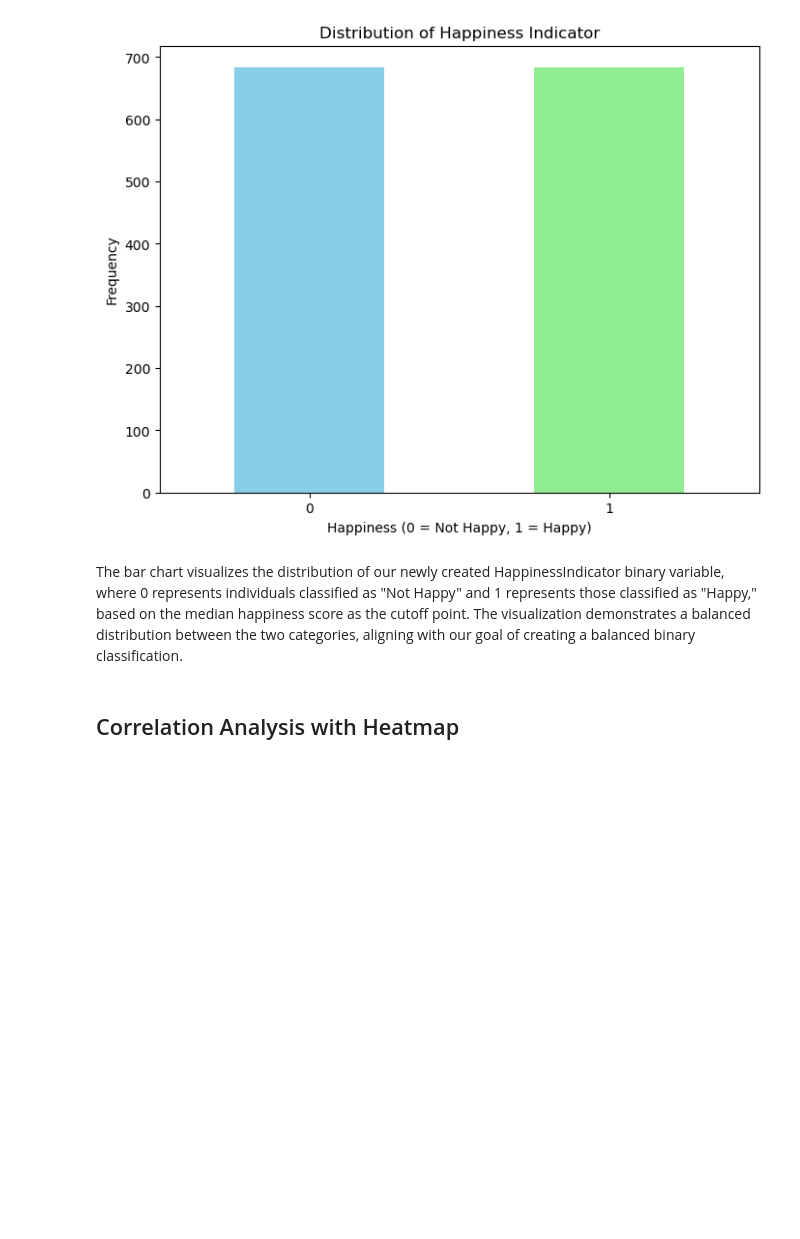
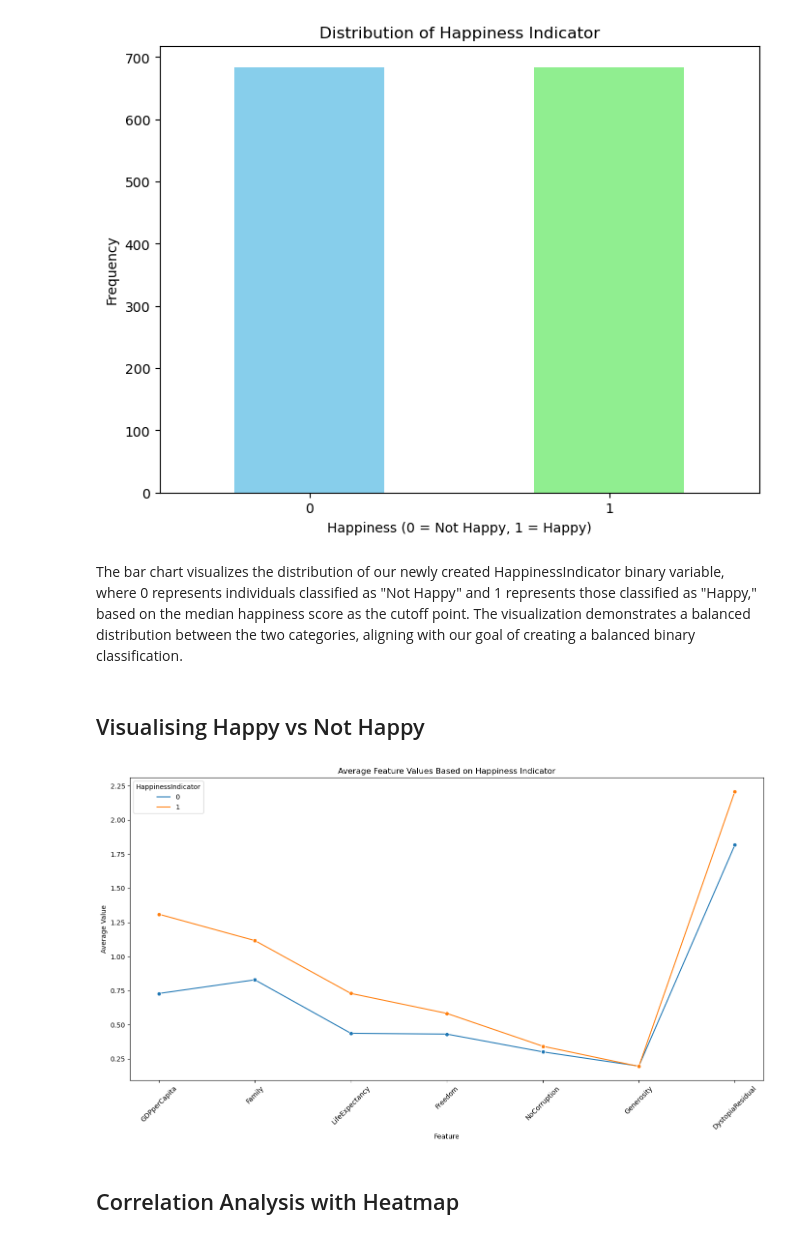
Before and after one commit to NidaB-C/happiness_project, a Jupyter notebook: notebooks/01_Data_Processing_and_EDA.ipynb, the cells around one changed output. Cells and saved outputs as stored; diff of their text form; code cells hidden in the pictures; blank space fills up the shorter version.

```diff
--- a/notebooks/01_Data_Processing_and_EDA.ipynb
+++ b/notebooks/01_Data_Processing_and_EDA.ipynb
@@ -163,6 +163,38 @@ plt.show()
 [figure]
 # %% [markdown]
 The bar chart visualizes the distribution of our newly created HappinessIndicator binary variable, where 0 represents individuals classified as "Not Happy" and 1 represents those classified as "Happy," based on the median happiness score as the cutoff point. The visualization demonstrates a balanced distribution between the two categories, aligning with our goal of creating a balanced binary classification.
+# %% [markdown]
+## Visualising Happy vs Not Happy
+# %%
+# Calculate the means of the features grouped by HappinessIndicator
+mean_features = data_cleaned.groupby('HappinessIndicator').mean()
+
+# Remove the 'Score' column for plotting purposes
+mean_features = mean_features.drop('Score', axis=1)
+
+# Reset index to get HappinessIndicator as a column for plotting
+mean_features.reset_index(inplace=True)
+
+# Melt the DataFrame to have feature names along the x-axis and values along the y-axis
+mean_features_melted = mean_features.melt(id_vars='HappinessIndicator', var_name='Feature', value_name='Average')
+
+# Plot using seaborn
+plt.figure(figsize=(14, 8))
+sns.lineplot(data=mean_features_melted, x='Feature', y='Average', hue='HappinessIndicator', marker='o')
+
+# Adding titles and labels
+plt.title('Average Feature Values Based on Happiness Indicator')
+plt.ylabel('Average Value')
+plt.xlabel('Feature')
+
+# Rotate x-axis labels for better readability
+plt.xticks(rotation=45)
+plt.tight_layout()  # Adjust the plot to ensure everything fits without overlapping
+
+# Show plot
+plt.show()
+# %% [output]
+[figure, added]
 # %% [markdown]
 ## Correlation Analysis with Heatmap
 # %%
```
